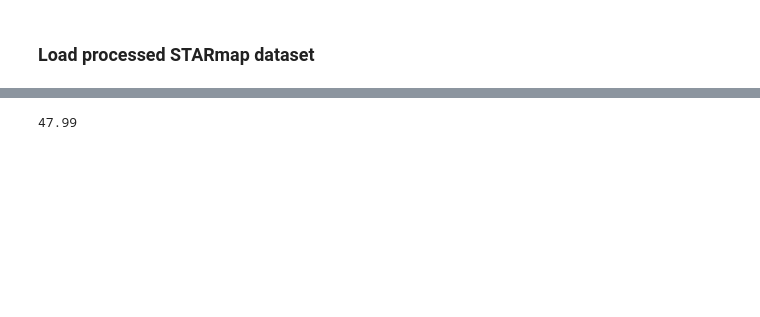
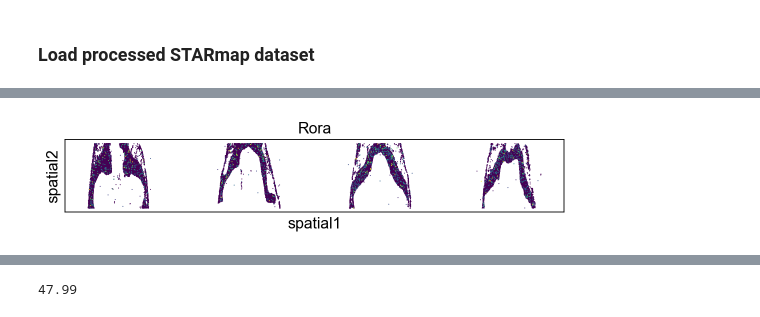
Before and after one commit to kwoniris/mouse-cereb-dev, a Jupyter notebook: code/anndata_to_zarr.ipynb, the cells around one changed output, grey strips where cells are left out. Cells and saved outputs as stored; diff of their text form; code cells hidden in the pictures; blank space fills up the shorter version.

```diff
--- a/code/anndata_to_zarr.ipynb
+++ b/code/anndata_to_zarr.ipynb
@@ -111,0 +128,4 @@ pd.DataFrame(data.obsm["spatial"], columns=["x", "y"]).describe()
+# %%
+sc.pl.spatial(e11_data, spot_size=75, color = "Rora", colorbar_loc = None)
+# %% [output]
+[figure, added]
```
Also changed, not shown: parts of 42 cells of this notebook, 3 other files.
